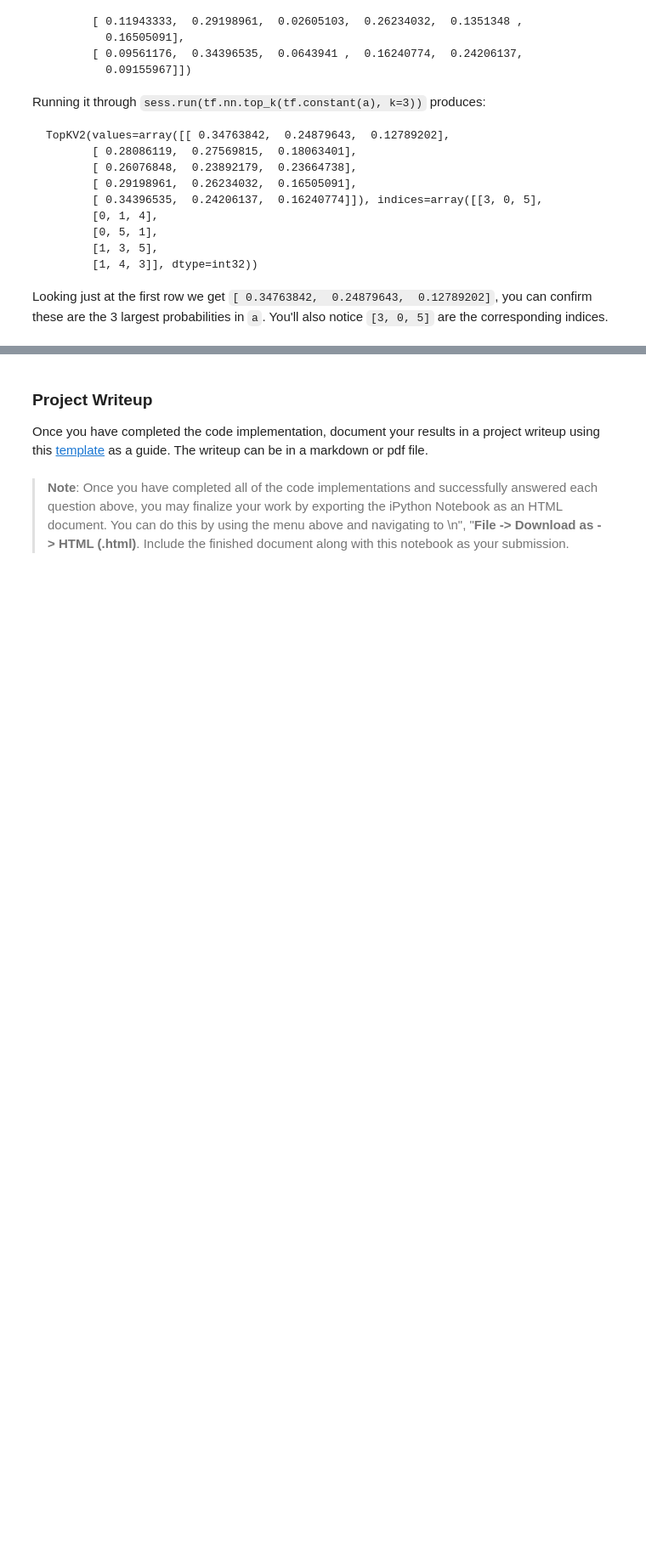
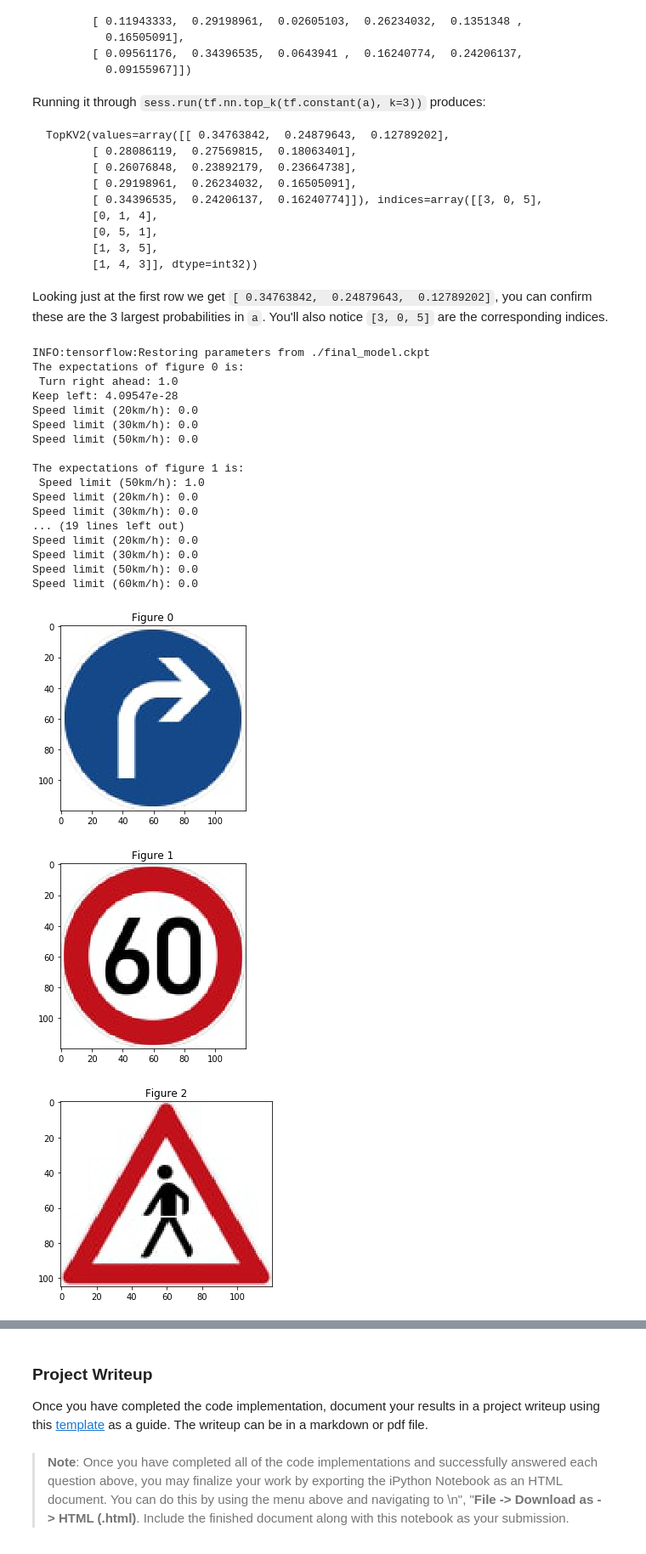
Before and after one commit to AmrShebl/CarND-Traffic-Sign-Classifier-Project, a Jupyter notebook: Traffic_Sign_Classifier.ipynb, the cells around one changed output, grey strips where cells are left out. Shown: that part at 85% size. Cells and saved outputs as stored; diff of their text form; code cells hidden in the pictures; blank space fills up the shorter version.

```diff
--- a/Traffic_Sign_Classifier.ipynb
+++ b/Traffic_Sign_Classifier.ipynb
@@ -235,0 +410,42 @@ Looking just at the first row we get `[ 0.34763842,  0.24879643,  0.12789202]`,
+# %%
+### Print out the top five softmax probabilities for the predictions on the German traffic sign images found on the web.
+### Feel free to use as many code cells as needed.
+with tf.Session() as sess:
+    saver.restore(sess, model_file)
+    final_top_5 = sess.run(top_5,feed_dict={x:test_images, keep_prob:1})
+final_top_5_strings=['']*len(final_top_5.values)
+for i in range(len(final_top_5.values)):
+    string_i=""
+    for value, index in zip(final_top_5.values[i], final_top_5.indices[i]):
+        string_i+=signNames[index]+": "+ str(value)+"\n"
+    final_top_5_strings[i]=string_i
+#f, plots = plt.subplots(len(input_images),1)
+for i, image in enumerate(input_images):
+    plt.figure()
+    plt.imshow(image)
+    plt.title("Figure {}".format(i))
+    print("The expectations of figure {} is:\n {}".format(i,final_top_5_strings[i]))
+    #plots[i].set_title(final_top_5_strings[i])
+plt.tight_layout(pad=0.4, w_pad=0.5, h_pad=5.0)
+plt.show()
+# %% [output]
+INFO:tensorflow:Restoring parameters from ./final_model.ckpt
+The expectations of figure 0 is:
+ Turn right ahead: 1.0
+Keep left: 4.09547e-28
+Speed limit (20km/h): 0.0
+Speed limit (30km/h): 0.0
+Speed limit (50km/h): 0.0
+
+The expectations of figure 1 is:
+ Speed limit (50km/h): 1.0
+Speed limit (20km/h): 0.0
+Speed limit (30km/h): 0.0
+... (19 lines left out)
+Speed limit (20km/h): 0.0
+Speed limit (30km/h): 0.0
+Speed limit (50km/h): 0.0
+Speed limit (60km/h): 0.0
+[figure, added]
+[figure, added]
+[figure, added]
```
Also changed, not shown: parts of 12 cells of this notebook, 11 other files.
